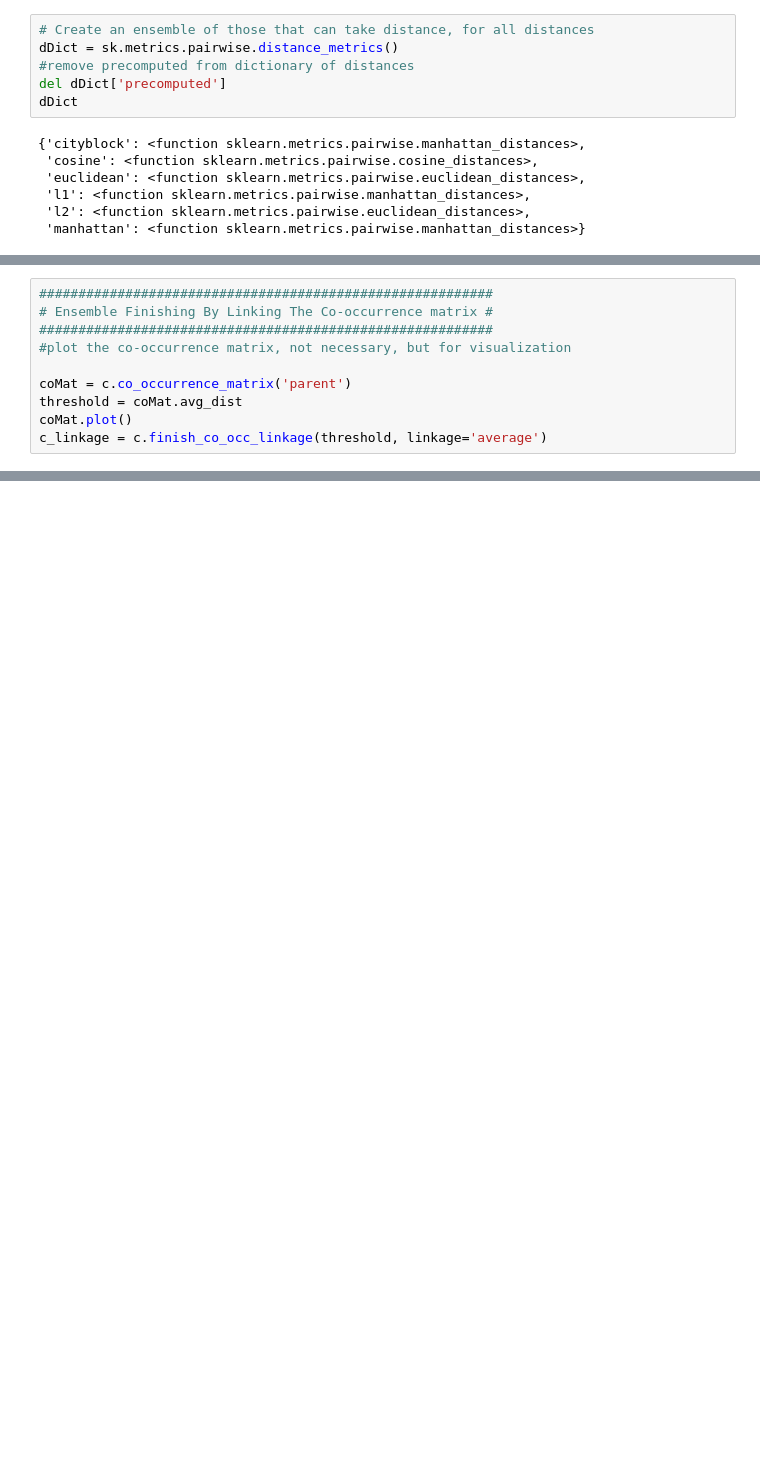
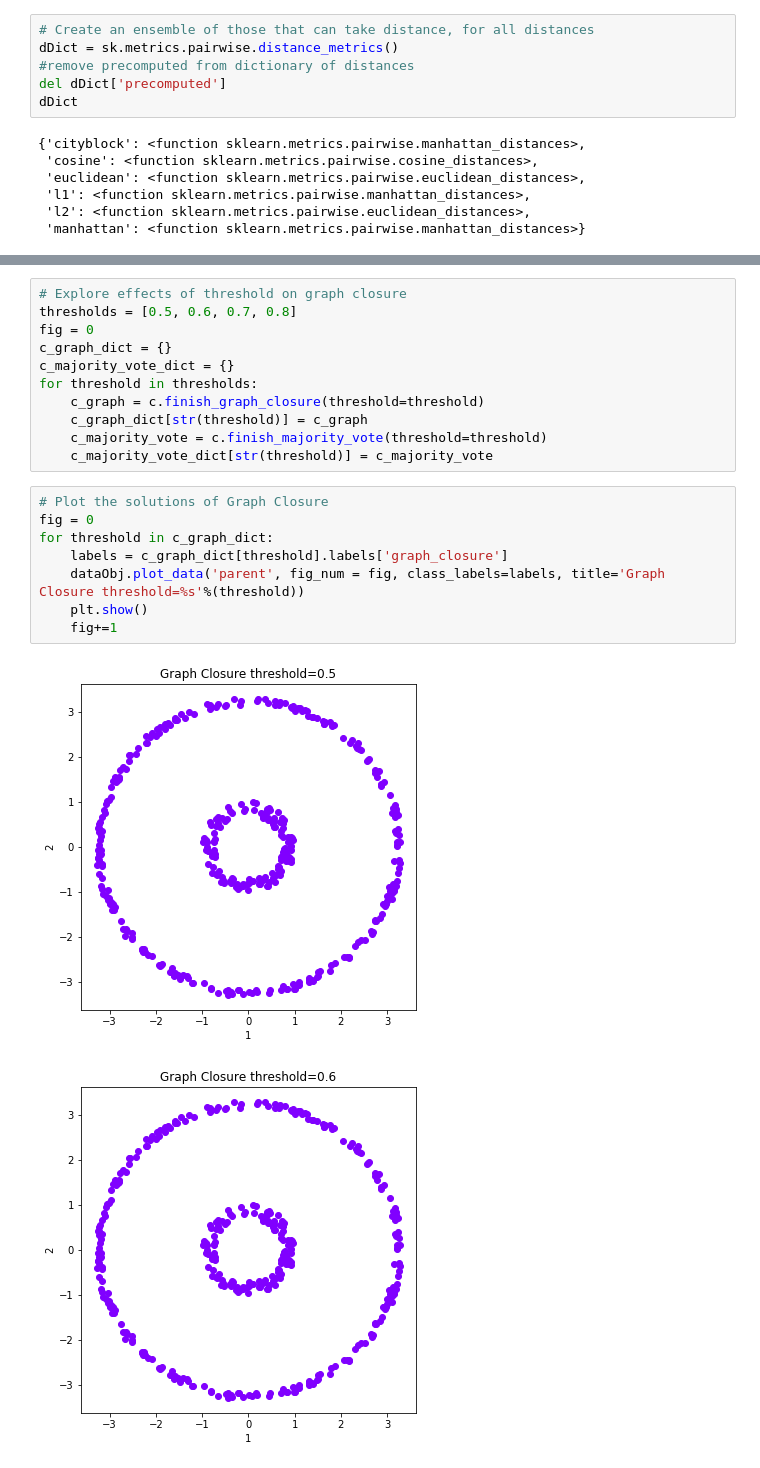
Before and after one commit to NaegleLab/OpenEnsembles, a Jupyter notebook: examples/Example_DistanceMetrics.ipynb, the cells around one changed output, grey strips where cells are left out. Cells and saved outputs as stored; diff of their text form; blank space fills up the shorter version.

```diff
--- a/examples/Example_DistanceMetrics.ipynb
+++ b/examples/Example_DistanceMetrics.ipynb
@@ -100,10 +103,0 @@ for solution in c.labels:
-# %%
-##########################################################
-# Ensemble Finishing By Linking The Co-occurrence matrix #
-##########################################################
-#plot the co-occurrence matrix, not necessary, but for visualization
-
-coMat = c.co_occurrence_matrix('parent')
-threshold = coMat.avg_dist
-coMat.plot()
-c_linkage = c.finish_co_occ_linkage(threshold, linkage='average')
@@ -111,0 +106,22 @@ c_linkage = c.finish_co_occ_linkage(threshold, linkage='average')
+# %%
+# Explore effects of threshold on graph closure
+thresholds = [0.5, 0.6, 0.7, 0.8]
+fig = 0
+c_graph_dict = {}
+c_majority_vote_dict = {}
+for threshold in thresholds:
+    c_graph = c.finish_graph_closure(threshold=threshold)
+    c_graph_dict[str(threshold)] = c_graph
+    c_majority_vote = c.finish_majority_vote(threshold=threshold)
+    c_majority_vote_dict[str(threshold)] = c_majority_vote
+# %%
+# Plot the solutions of Graph Closure
+fig = 0
+for threshold in c_graph_dict:
+    labels = c_graph_dict[threshold].labels['graph_closure']
+    dataObj.plot_data('parent', fig_num = fig, class_labels=labels, title='Graph Closure threshold=%s'%(threshold))
+    plt.show()
+    fig+=1
+# %% [output]
+[figure, added]
+[figure, added]
```
Also changed, not shown: parts of 11 cells of this notebook.
